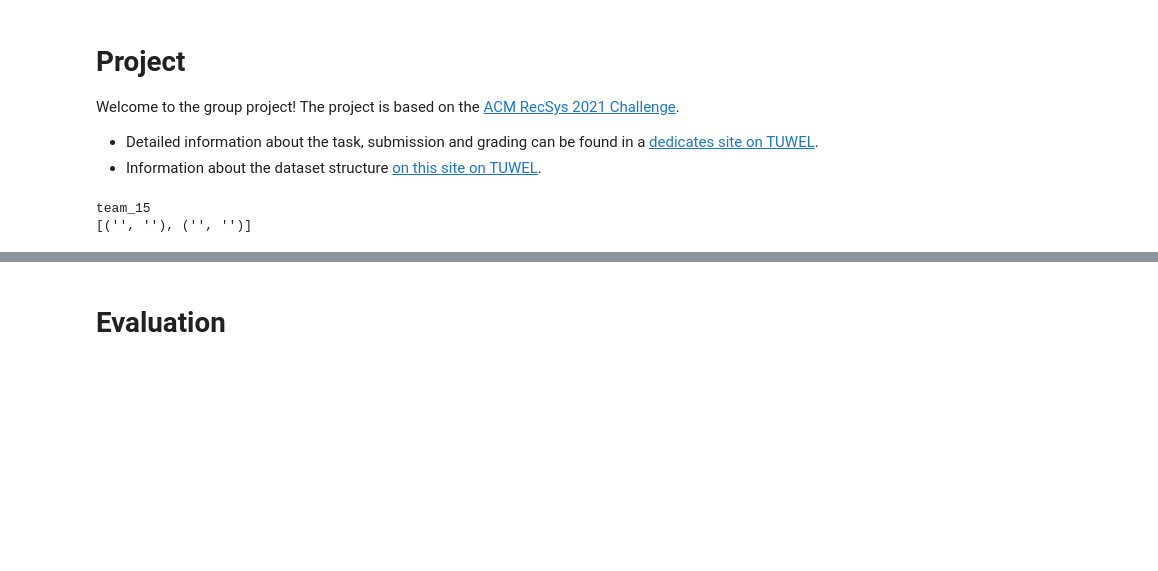
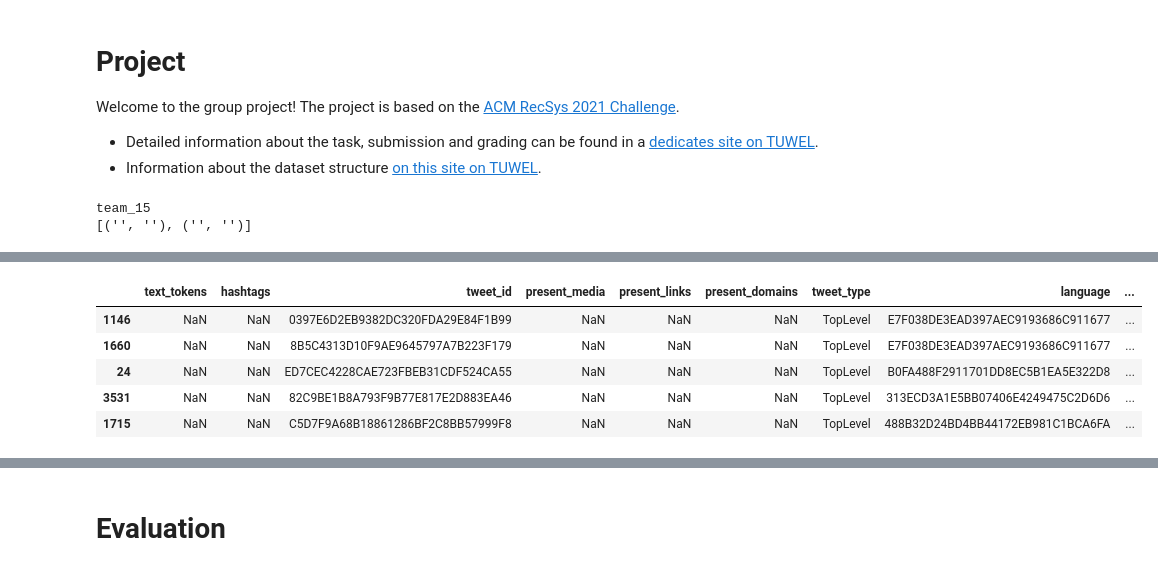
Before and after one commit to CorpaciLC/RecSys, a Jupyter notebook: project.ipynb, the cells around one changed output, grey strips where cells are left out. Cells and saved outputs as stored; diff of their text form; code cells hidden in the pictures; blank space fills up the shorter version.

Commit message:
splitted into train and test data

```diff
--- a/project.ipynb
+++ b/project.ipynb
@@ -150,0 +152,11 @@ data.head()
+# %%
+from sklearn.model_selection import train_test_split
+
+train_data, test_data = train_test_split(data, test_size= 0.20)
+# %% [output]
+|  | text_tokens | hashtags | tweet_id | present_media | present_links | present_domains | tweet_type | language | ... |
+| 1146 | NaN | NaN | 0397E6D2EB9382DC320FDA29E84F1B99 | NaN | NaN | NaN | TopLevel | E7F038DE3EAD397AEC9193686C911677 | ... |
+| 1660 | NaN | NaN | 8B5C4313D10F9AE9645797A7B223F179 | NaN | NaN | NaN | TopLevel | E7F038DE3EAD397AEC9193686C911677 | ... |
+| 24 | NaN | NaN | ED7CEC4228CAE723FBEB31CDF524CA55 | NaN | NaN | NaN | TopLevel | B0FA488F2911701DD8EC5B1EA5E322D8 | ... |
+| 3531 | NaN | NaN | 82C9BE1B8A793F9B77E817E2D883EA46 | NaN | NaN | NaN | TopLevel | 313ECD3A1E5BB07406E4249475C2D6D6 | ... |
+| 1715 | NaN | NaN | C5D7F9A68B18861286BF2C8BB57999F8 | NaN | NaN | NaN | TopLevel | 488B32D24BD4BB44172EB981C1BCA6FA | ... |
```
Also changed, not shown: parts of 6 cells of this notebook, 2 other files.
